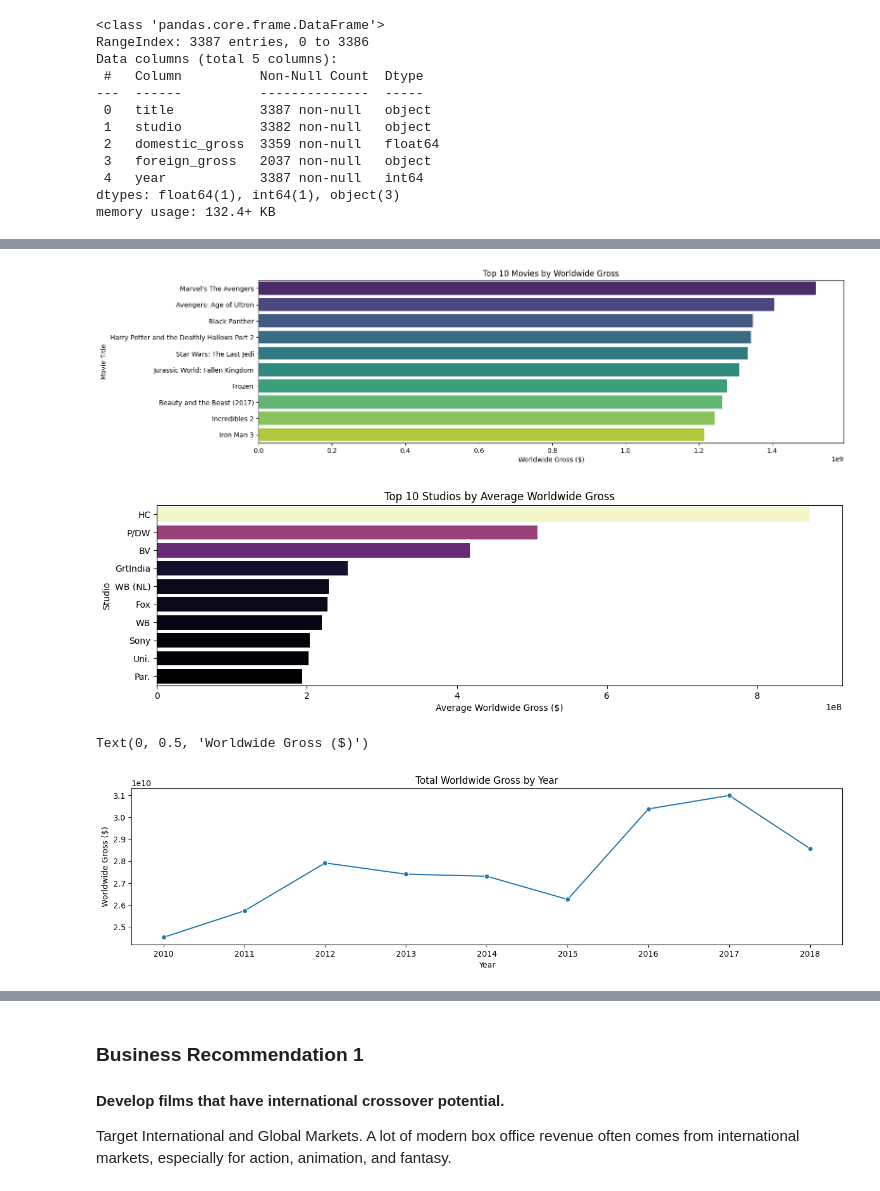
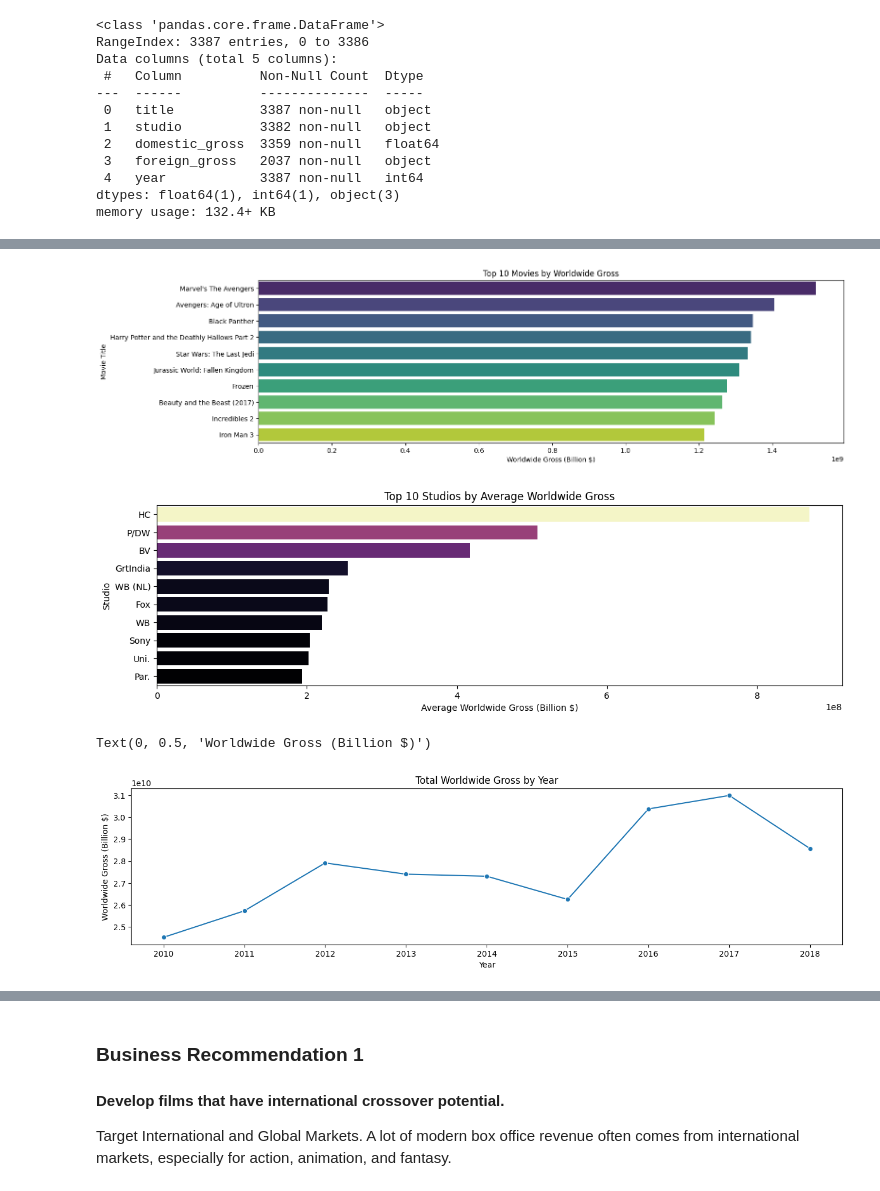
Before and after one commit to pradashlley/dsc-phase-2-project-v3, a Jupyter notebook: student.ipynb, the cells around one changed output, grey strips where cells are left out. Drawn from its saved outputs; the diff is of its cells as text; code cells hidden in the pictures.

```diff
--- a/student.ipynb
+++ b/student.ipynb
@@ -359,42 +360,42 @@ yearly_revenue = (
 # %%
 # Set up visualization
 plt.figure(figsize=(16, 12))
 
-# Plot 1: Top 10 Movies
+#Top 10 Movies
 plt.subplot(3, 1, 1)
 sns.barplot(data=top10_movies, x='worldwide_gross', y='title', palette='viridis',hue='title', legend=False)
 plt.title('Top 10 Movies by Worldwide Gross')
-plt.xlabel('Worldwide Gross ($)')
+plt.xlabel('Worldwide Gross (Billion $)')
 plt.ylabel('Movie Title')
 
 plt.tight_layout()
 plt.show()
 # %% [output]
-[figure, old version]
+[figure, new version]
 # %%
 # Set up visualization
 plt.figure(figsize=(12, 10))
 
-# Plot 2: Top 10 Studios
+#Top 10 Studios
 plt.subplot(3, 1, 2)
 sns.barplot(x=top_studios.values, y=top_studios.index, palette='magma', hue=top_studios.values, legend=False)
 plt.title('Top 10 Studios by Average Worldwide Gross')
-plt.xlabel('Average Worldwide Gross ($)')
+plt.xlabel('Average Worldwide Gross (Billion $)')
 plt.ylabel('Studio')
 plt.tight_layout()
 plt.show()
 # %% [output]
-[figure, old version]
+[figure, new version]
 # %%
 # Set up visualization
 plt.figure(figsize=(16, 12))
 
-# Plot 3: Yearly Revenue Trend
+# Yearly Revenue Trend
 plt.subplot(3, 1, 3)
 sns.lineplot(data=yearly_revenue, x='year', y='worldwide_gross', marker='o')
 plt.title('Total Worldwide Gross by Year')
 plt.xlabel('Year')
-plt.ylabel('Worldwide Gross ($)')
+plt.ylabel('Worldwide Gross (Billion $)')
 # %% [output]
-Text(0, 0.5, 'Worldwide Gross ($)')
+Text(0, 0.5, 'Worldwide Gross (Billion $)')
-[figure, old version]
+[figure, new version]
```
Also changed, not shown: parts of 15 cells of this notebook.
